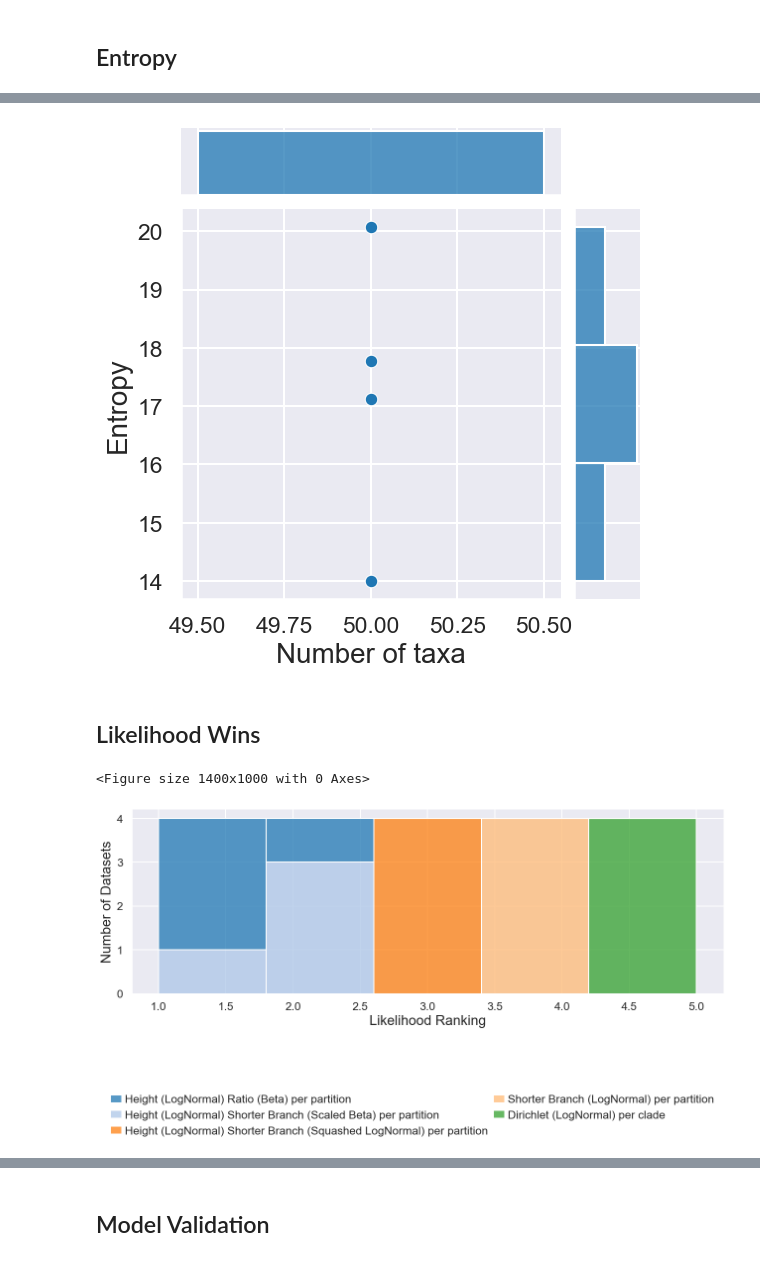
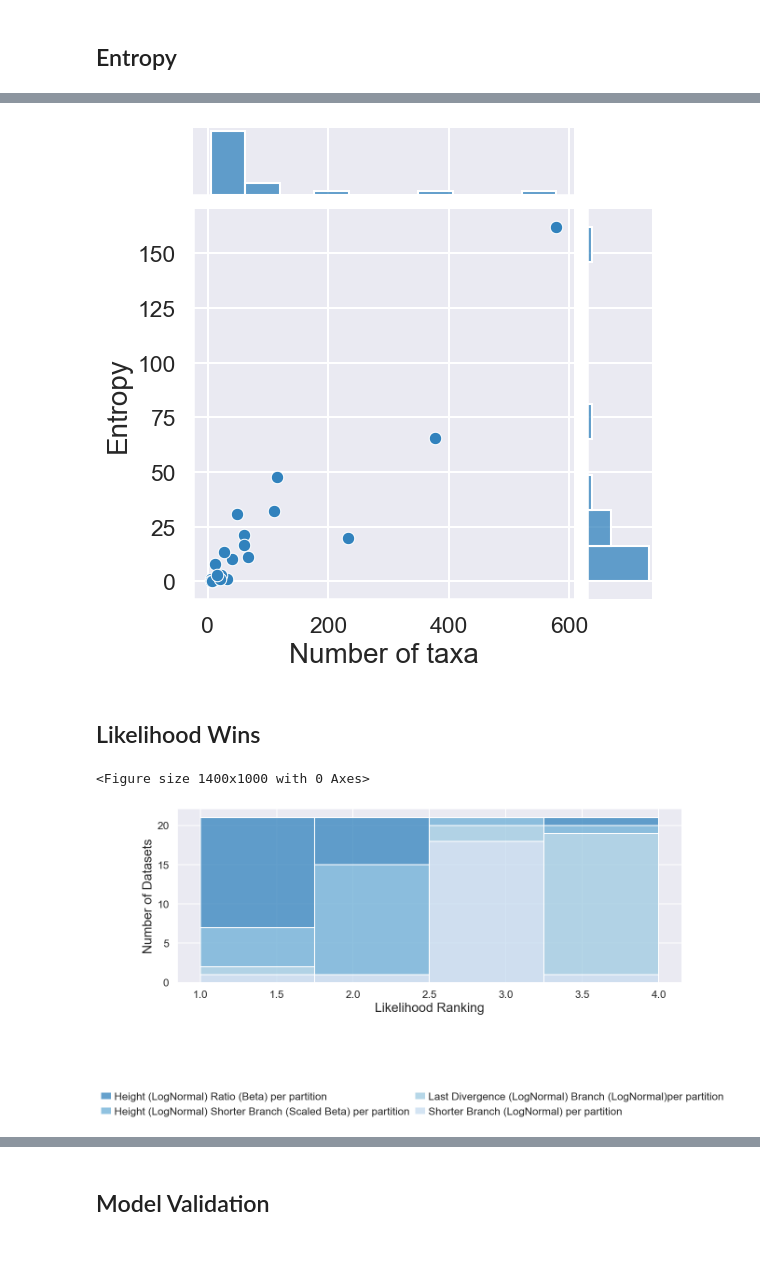
Before and after one commit to tochsner/ccd-validation, a Jupyter notebook: src/julia_analysis/julia_analysis.ipynb, the cells around one changed output, grey strips where cells are left out. Saved outputs shown, nothing was run; the diff lists cells and outputs as text; code cells hidden in the pictures.

```diff
--- a/src/julia_analysis/julia_analysis.ipynb
+++ b/src/julia_analysis/julia_analysis.ipynb
@@ -25,9 +25,16 @@ sns.set_context("talk", rc={"font.size":20,"axes.titlesize":20,"axes.labelsize":
 colors = [plt.cm.tab20(i) for i in range(24)]
 continuous_tab20 = mcolors.LinearSegmentedColormap.from_list("ContinuousTab20", colors, N=256)
 
-gradient = np.linspace(0, 1, 24)
-palette = [continuous_tab20(c) for c in gradient]
+gradient = np.linspace(0, 1, 10)
+palette = "tab20c"
 sns.set_palette(palette)
+# %%
+methods = [
+    "Height (LogNormal) Ratio (Beta) per partition",
+    "Height (LogNormal) Shorter Branch (Scaled Beta) per partition",
+    "Last Divergence (LogNormal) Branch (LogNormal)per partition",
+    "Shorter Branch (LogNormal) per partition",
+]
 # %%
 stats_dfs = []
 
@@ -37,7 +44,7 @@ for stats_file in OUTPUT_PATH.glob(f"{PREFIX}*_stats.log"):
     stats_dfs.append(df)
 
 df_stats = pd.concat(stats_dfs)
-
+df_stats = df_stats[df_stats.distribution.isin(methods + ["-"])]
 num_methods = len(df_stats.distribution.unique())
 # %% [markdown]
 ## Entropy
@@ -68,7 +75,7 @@ plt.ylabel("Entropy")
 
 plt.savefig(PLOTS_PATH / f"{PLOT_PREFIX}-entropy-taxa.png", dpi=250)
 # %% [output]
-[figure, old version]
+[figure, new version]
 # %% [markdown]
 ## Likelihood Wins
 # %%
@@ -101,27 +108,27 @@ df_stats["inverse_metric_rank"] = (
 # %%
 df_likelihoods = df_stats[(df_stats["metric"] == "log_data_likelihood") & (df_stats["value"] != -np.inf)]
 df_likelihoods = df_likelihoods.sort_values("metric_rank")
 df_likelihoods = df_likelihoods.reset_index()
 
 plt.figure(figsize=(14,10))
 
 ax = sns.displot(
     data=df_likelihoods, x="metric_rank", hue="distribution", multiple='stack', bins=num_methods - 1,
-    palette=palette,
+    palette=palette, hue_order=methods
 )
 
 sns.move_legend(
     ax, "lower center", bbox_to_anchor=(0.5, -0.4), ncol=2, title=None, frameon=False,
     borderpad=0, columnspacing=0.5, handletextpad=0.25, handlelength=1.0
 )
 plt.xlabel("Likelihood Ranking")
 plt.ylabel("Number of Datasets")
 
 plt.tight_layout()
 ax.savefig(PLOTS_PATH / f"{PLOT_PREFIX}-likelihood-ranking.png", dpi=250)
 # %% [output]
 <Figure size 1400x1000 with 0 Axes>
-[figure, old version]
+[figure, new version]
 # %%
 plt.figure(figsize=(14,9))
 
```
Also changed, not shown: parts of 11 cells of this notebook, 6 other files.
